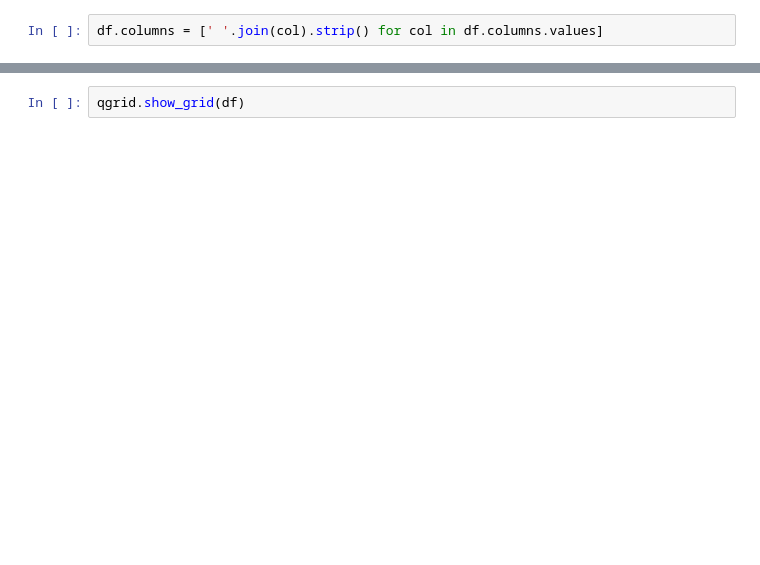
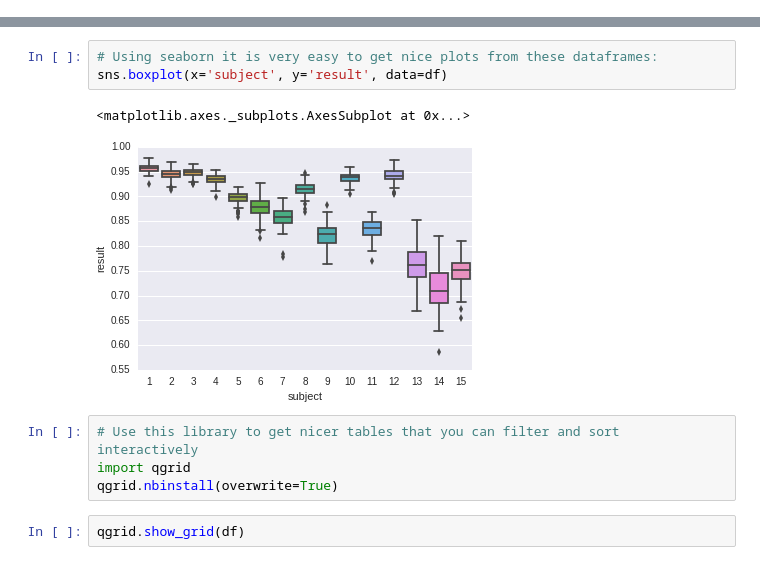
Before and after one commit to Qwlouse/topsacred, a Jupyter notebook: BasicDemo.ipynb, the cells around one changed output, grey strips where cells are left out. Drawn from its saved outputs; the diff is of its cells as text; blank space fills up the shorter version.

```diff
--- a/BasicDemo.ipynb
+++ b/BasicDemo.ipynb
@@ -110,2 +57,0 @@ ddf = df[['input_dim', 'result']]
-# %%
-df.columns = [' '.join(col).strip() for col in df.columns.values]
@@ -121,2 +58,12 @@ df
+# %%
+# Using seaborn it is very easy to get nice plots from these dataframes:
+sns.boxplot(x='subject', y='result', data=df)
+# %% [output]
+<matplotlib.axes._subplots.AxesSubplot at 0x...>
+[figure, added]
+# %%
+# Use this library to get nicer tables that you can filter and sort interactively
+import qgrid
+qgrid.nbinstall(overwrite=True)
 # %%
 qgrid.show_grid(df)
```
Also changed, not shown: parts of 18 cells of this notebook.
